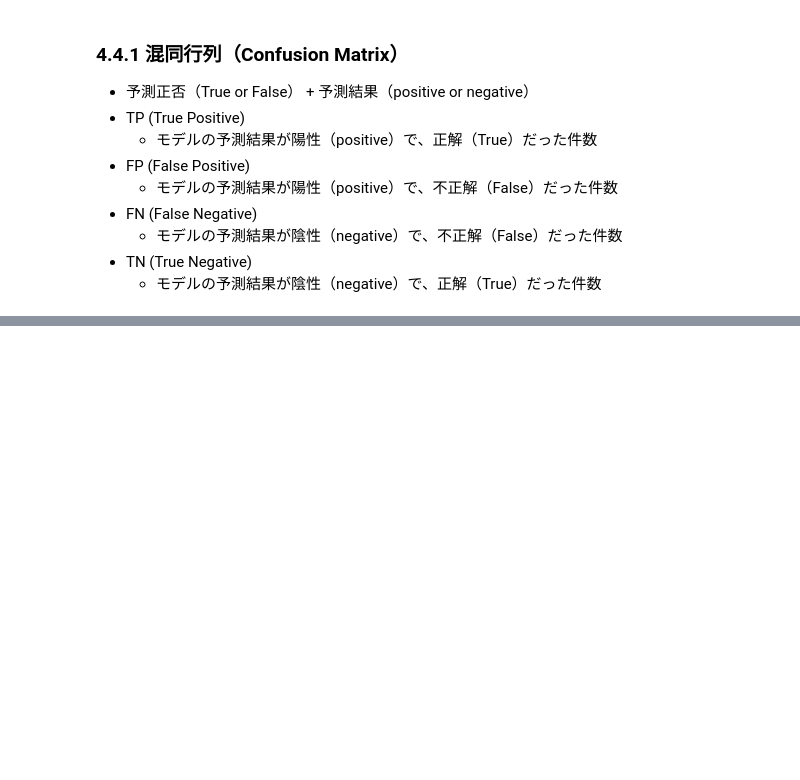
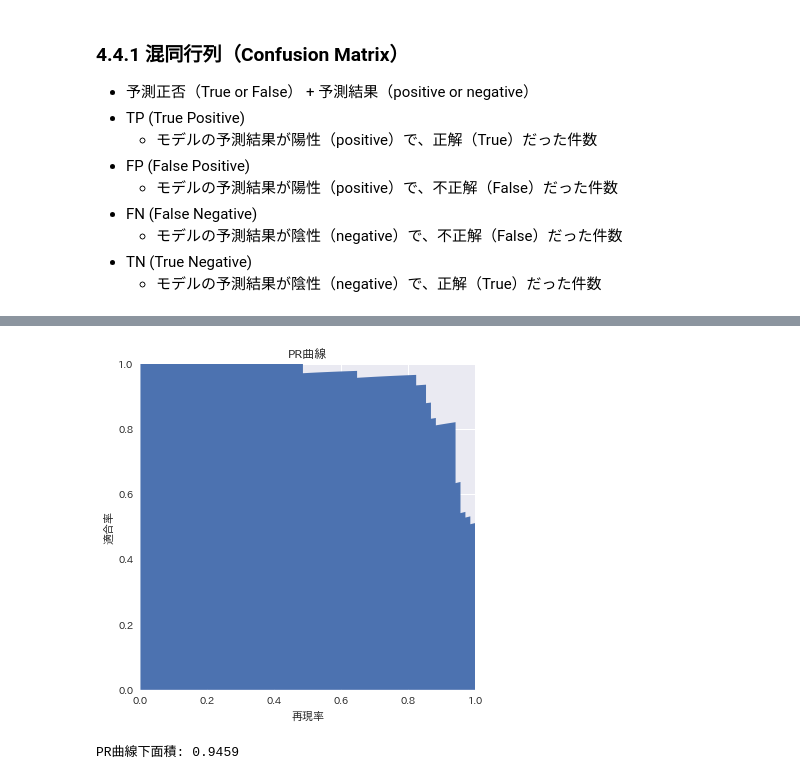
Before and after one commit to ginmaruGH/Creating_Profitable_AI_with_Python_nkbp, a Jupyter notebook: jupyter/ch04_04_estimate.ipynb, the cells around one changed output, grey strips where cells are left out. Drawn from its saved outputs; the diff is of its cells as text; code cells hidden in the pictures; blank space fills up the shorter version.

```diff
--- a/jupyter/ch04_04_estimate.ipynb
+++ b/jupyter/ch04_04_estimate.ipynb
@@ -44,0 +196,8 @@ RANDOM_SEED = 123
+# %%
+# positive(1)の確率値の取得
+y_proba1 = y_proba[:, 1]
+
+# 結果確認
+print(y_test[10:20])
+print(y_pred[10:20])
+print(y_proba1[10:20])
@@ -44,0 +248,18 @@ RANDOM_SEED = 123
+# %%
+# PR曲線用の配列の生成
+
+# ライブラリのインポート
+from sklearn.metrics import precision_recall_curve
+
+# 適合率・再現率・しきい値の取得
+precision, recall, thresholds = precision_recall_curve(
+    y_test, y_proba1
+)
+
+# 結果をデータフレームにする
+df_pr = pd.DataFrame([thresholds, precision, recall]).T
+df_pr.columns = ['しきい値', '適合率', '再現率']
+
+# しきい値0.5の周辺の表示
+# display(df_pr[52:122:10])
+display(df_pr[50:171:10])
@@ -44,0 +281,30 @@ RANDOM_SEED = 123
+# %%
+# PR曲線の描画
+
+# 描画サイズ指定
+plt.figure(figsize=(6, 6))
+
+# グラフ領域の塗りつぶし
+plt.fill_between(recall, precision, 0)
+
+# x, yの範囲指定
+plt.xlim(0.0, 1.0)
+plt.ylim(0.0, 1.0)
+
+# ラベル・タイトル表示
+plt.xlabel('再現率')
+plt.ylabel('適合率')
+plt.title('PR曲線')
+
+plt.show()
+# %% [output]
+[figure, added]
+# %%
+# PR曲線下面積の計算
+# auc (area under the curve)
+from sklearn.metrics import auc
+
+pr_auc = auc(recall, precision)
+print(f"PR曲線下面積: {pr_auc:.4f}")
+# %% [output]
+PR曲線下面積: 0.9459
```
Also changed, not shown: parts of 34 cells of this notebook.
